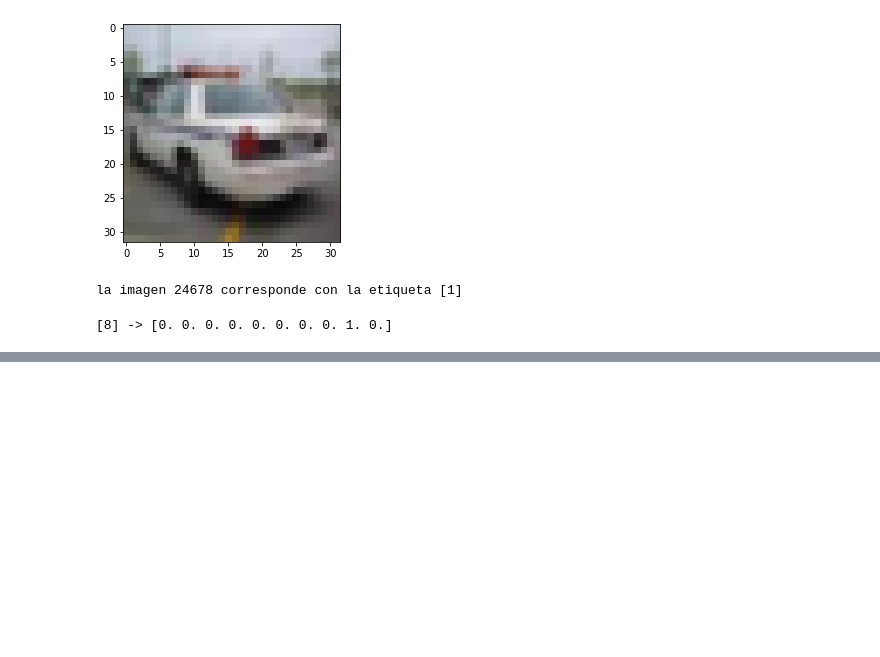
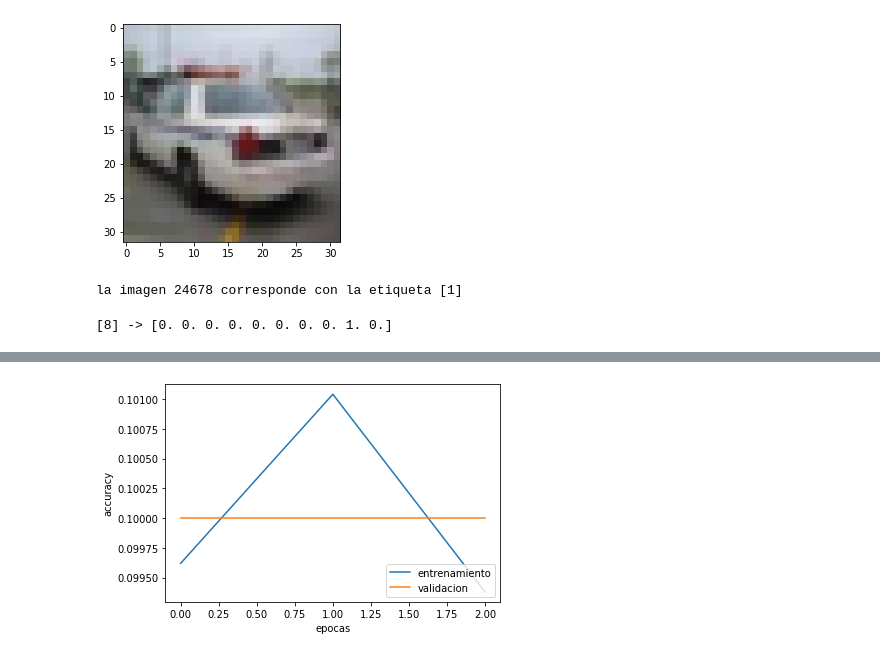
Before and after one commit to DonRoboto/OpenCV, a Jupyter notebook: Cifar10.ipynb, the cells around one changed output, grey strips where cells are left out. Drawn from its saved outputs; the diff is of its cells as text; code cells hidden in the pictures; blank space fills up the shorter version.

```diff
--- a/Cifar10.ipynb
+++ b/Cifar10.ipynb
@@ -47,3 +50,16 @@ y_test1 = np_utils.to_categorical(y_test)
 print(y_train[100], "->", y_train1[100])
 # %% [output]
 [8] -> [0. 0. 0. 0. 0. 0. 0. 0. 1. 0.]
+# %%
+#arquitectura del modelo
+modeloConv = Sequential()
+modeloConv.add(Conv2D(32, kernel_size=(3,3), activation='relu', use_bias=True, input_shape=(32,32,3)))
+modeloConv.add(Conv2D(64, kernel_size=(3,3), activation='relu', use_bias=True))
+modeloConv.add(MaxPooling2D(pool_size=(2,2)))
+modeloConv.add(Conv2D(128, kernel_size=(3,3), activation='relu', use_bias=True))
+modeloConv.add(MaxPooling2D(pool_size=(2,2)))
+modeloConv.add(Conv2D(128, kernel_size=(3,3), activation='relu', use_bias=True))
+modeloConv.add(MaxPooling2D(pool_size=(2,2)))
+modeloConv.add(Flatten())
+modeloConv.add(Dense(1024, activation='relu', use_bias=True))
+modeloConv.add(Dense(10, activation='softmax'))
@@ -49,0 +87,10 @@ print(y_train[100], "->", y_train1[100])
+# %%
+#optimizador y compilacion del modelo
+adam = optimizers.Adam(lr=0.01, beta_1=0.9, beta_2=0.999, epsilon=1e-8, decay=0.0)
+modeloConv.compile(optimizer=adam, loss='categorical_crossentropy', metrics=['accuracy'])
+# %%
+#salvar el modelo
+checkpointer = ModelCheckpoint('modelo_v1.h5', monitor='val_accuracy', save_best_only=True, mode='max', verbose=1 )
+# %%
+#entrenamiento
+M = modeloConv.fit(x_train, y_train1, validation_data=(x_test, y_test1), epochs=3, batch_size=32, shuffle=True, callbacks=[checkpointer], verbose=1 )
@@ -49,0 +114,10 @@ print(y_train[100], "->", y_train1[100])
+# %%
+#graficar metricas
+plt.plot(M.history['accuracy'], label='entrenamiento')
+plt.plot(M.history['val_accuracy'], label='validacion')
+plt.legend(loc='lower right')
+plt.xlabel('epocas')
+plt.ylabel('accuracy')
+plt.show()
+# %% [output]
+[figure, added]
```
Also changed, not shown: parts of 11 cells of this notebook.
